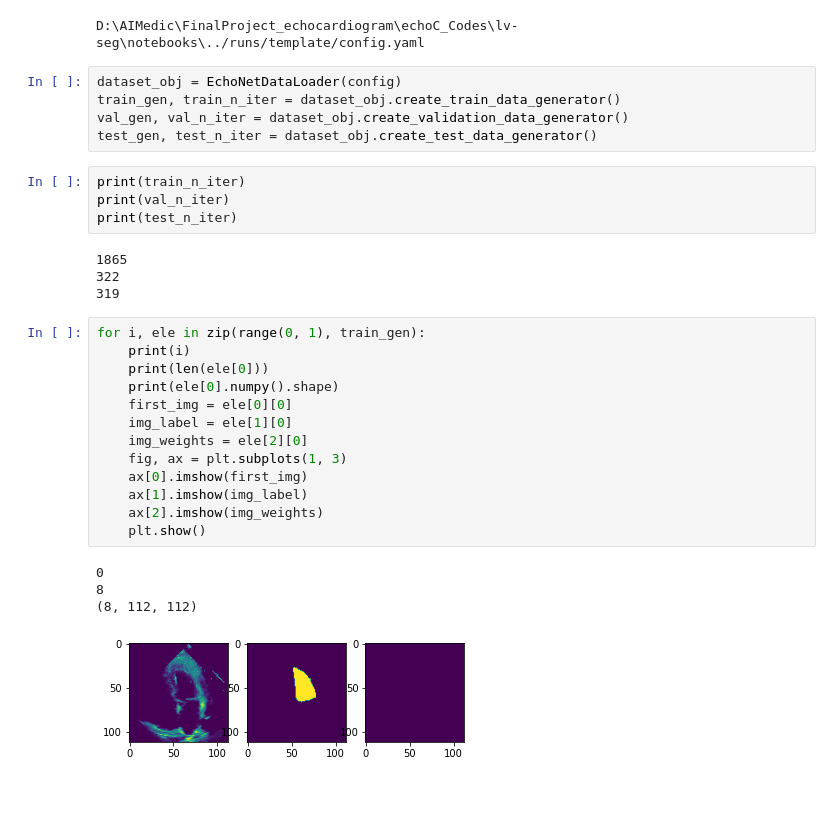
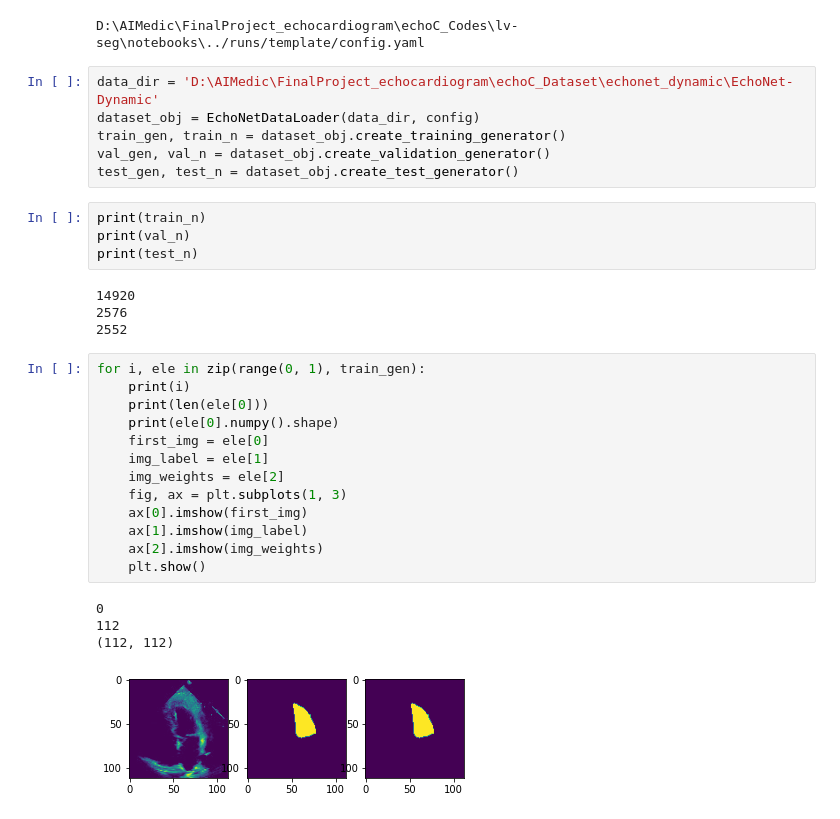
Before and after one commit to iamsoroush/lv-seg, a Jupyter notebook: notebooks/tf_dataloader_test.ipynb, the cells around one changed output. Saved outputs shown, nothing was run; the diff lists cells and outputs as text.

Commit message:
migration_tf_data final v1.0

```diff
--- a/notebooks/tf_dataloader_test.ipynb
+++ b/notebooks/tf_dataloader_test.ipynb
@@ -21,36 +25,37 @@ print(config_path)
 # %% [output]
 D:\AIMedic\FinalProject_echocardiogram\echoC_Codes\lv-seg\notebooks\../runs/template/config.yaml
 # %%
-dataset_obj = EchoNetDataLoader(config)
-train_gen, train_n_iter = dataset_obj.create_train_data_generator()
-val_gen, val_n_iter = dataset_obj.create_validation_data_generator()
-test_gen, test_n_iter = dataset_obj.create_test_data_generator()
+data_dir = 'D:\AIMedic\FinalProject_echocardiogram\echoC_Dataset\echonet_dynamic\EchoNet-Dynamic'
+dataset_obj = EchoNetDataLoader(data_dir, config)
+train_gen, train_n = dataset_obj.create_training_generator()
+val_gen, val_n = dataset_obj.create_validation_generator()
+test_gen, test_n = dataset_obj.create_test_generator()
 # %%
-print(train_n_iter)
-print(val_n_iter)
-print(test_n_iter)
+print(train_n)
+print(val_n)
+print(test_n)
 # %% [output]
-1865
-322
-319
+14920
+2576
+2552
 # %%
 for i, ele in zip(range(0, 1), train_gen):
     print(i)
     print(len(ele[0]))
     print(ele[0].numpy().shape)
-    first_img = ele[0][0]
-    img_label = ele[1][0]
-    img_weights = ele[2][0]
+    first_img = ele[0]
+    img_label = ele[1]
+    img_weights = ele[2]
     fig, ax = plt.subplots(1, 3)
     ax[0].imshow(first_img)
     ax[1].imshow(img_label)
     ax[2].imshow(img_weights)
     plt.show()
 # %% [output]
 0
-8
-(8, 112, 112)
+112
+(112, 112)
-[figure, old version]
+[figure, new version]
 # %%
 for i, ele in zip(range(0, 1), val_gen):
     print(i)
```
Also changed, not shown: parts of 7 cells of this notebook, 6 other files.
